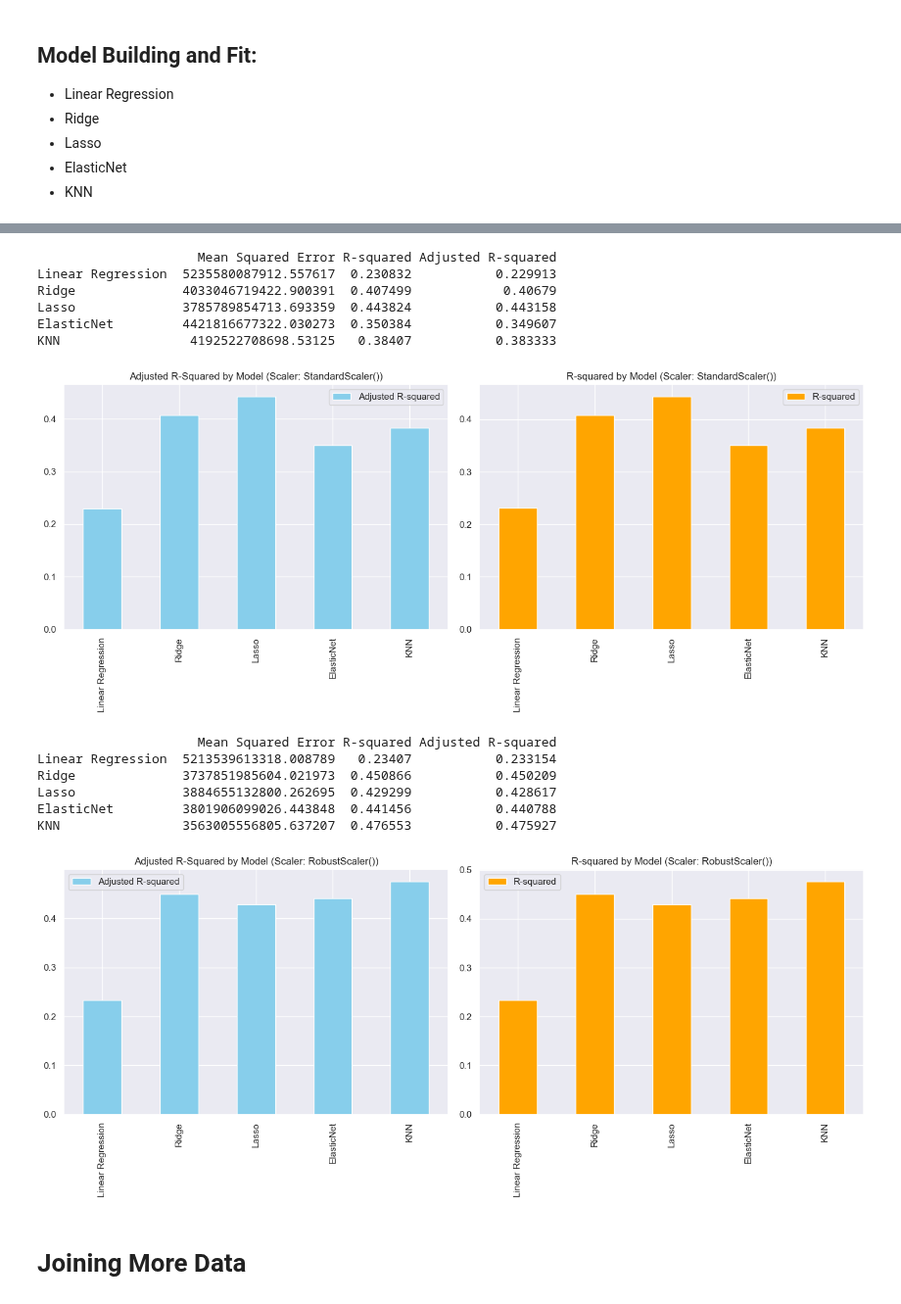
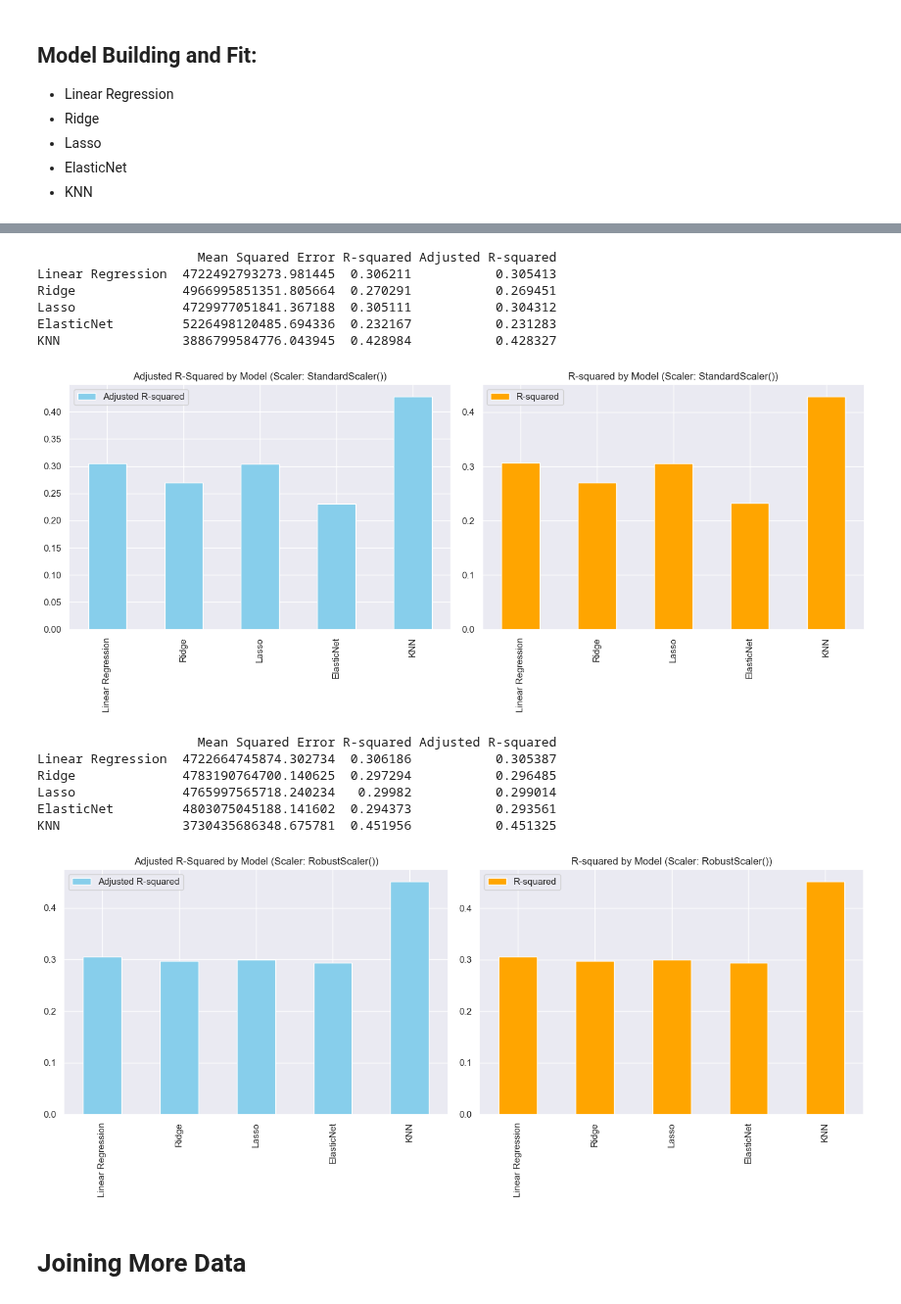
Before and after one commit to Musiik-fn/620-Project-Codebase, a Jupyter notebook: Codebase/620ProjectWhiteboard.ipynb, the cells around one changed output, grey strips where cells are left out. Shown at 98% size. Saved outputs shown, nothing was run; the diff lists cells and outputs as text; code cells hidden in the pictures.

Commit message:
code refactor to exclude all revenue / income related predictors. report tables modified to reflect changes.

```diff
--- a/Codebase/620ProjectWhiteboard.ipynb
+++ b/Codebase/620ProjectWhiteboard.ipynb
@@ -392,7 +392,7 @@ Dropping due to redundancy:
 - `'total_salaries_from_worksheet_a',`: duplicate with `'total_salaries_adjusted'`
 # %%
 dropNull = ['buildings', 'major_movable_equipment', 'fixed_equipment', 'snf_admissions_title_xix', 'snf_average_length_stay_xix', 'snf_days_title_xix', 'snf_discharges_title_xix', 'snf_bed_days_available', 'snf_number_of_beds', 'total_days_title_xix', 'total_discharges_title_xix', 'total_rug_days']
-dropRedundancy = ['fiscal_year_begin_date', 'fiscal_year_end_date', 'other_assets', 'total_current_assets', 'total_fixed_assets', 'total_other_assets', 'total_salaries_from_worksheet_a', 'other_current_liabilities', 'total_income']
+dropRedundancy = ['fiscal_year_begin_date', 'fiscal_year_end_date', 'other_assets', 'total_current_assets', 'total_fixed_assets', 'total_other_assets', 'total_salaries_from_worksheet_a', 'other_current_liabilities', 'total_income', 'net_income_from_patients', 'net_patient_revenue', 'inpatient_revenue']
 dropInsignificant = []
 dropList = dropNull + dropRedundancy + dropInsignificant
 # %%
@@ -843,21 +843,21 @@ print(state_code_features)
 # %%
-evaluate_regression_models(df, 'net_income', StandardScaler())
-evaluate_regression_models(df, 'net_income', RobustScaler())
+evaluate_regression_models(df.drop(columns=['gross_revenue']), 'net_income', StandardScaler())
+evaluate_regression_models(df.drop(columns=['gross_revenue']), 'net_income', RobustScaler())
 # %% [output]
                      Mean Squared Error R-squared Adjusted R-squared
-Linear Regression  5235580087912.557617  0.230832           0.229913
-Ridge              4033046719422.900391  0.407499            0.40679
-Lasso              3785789854713.693359  0.443824           0.443158
-ElasticNet         4421816677322.030273  0.350384           0.349607
-KNN                 4192522708698.53125   0.38407           0.383333
+Linear Regression  4722492793273.981445  0.306211           0.305413
+Ridge              4966995851351.805664  0.270291           0.269451
+Lasso              4729977051841.367188  0.305111           0.304312
+ElasticNet         5226498120485.694336  0.232167           0.231283
+KNN                3886799584776.043945  0.428984           0.428327
-[figure, old version]
+[figure, new version]
                      Mean Squared Error R-squared Adjusted R-squared
-Linear Regression  5213539613318.008789   0.23407           0.233154
-Ridge              3737851985604.021973  0.450866           0.450209
-Lasso              3884655132800.262695  0.429299           0.428617
-ElasticNet         3801906099026.443848  0.441456           0.440788
-KNN                3563005556805.637207  0.476553           0.475927
+Linear Regression  4722664745874.302734  0.306186           0.305387
+Ridge              4783190764700.140625  0.297294           0.296485
+Lasso              4765997565718.240234   0.29982           0.299014
+ElasticNet         4803075045188.141602  0.294373           0.293561
+KNN                3730435686348.675781  0.451956           0.451325
-[figure, old version]
+[figure, new version]
 # %% [markdown]
 # Joining More Data
 # %% [markdown]
```
Also changed, not shown: parts of 8 cells of this notebook, 9 other files.
